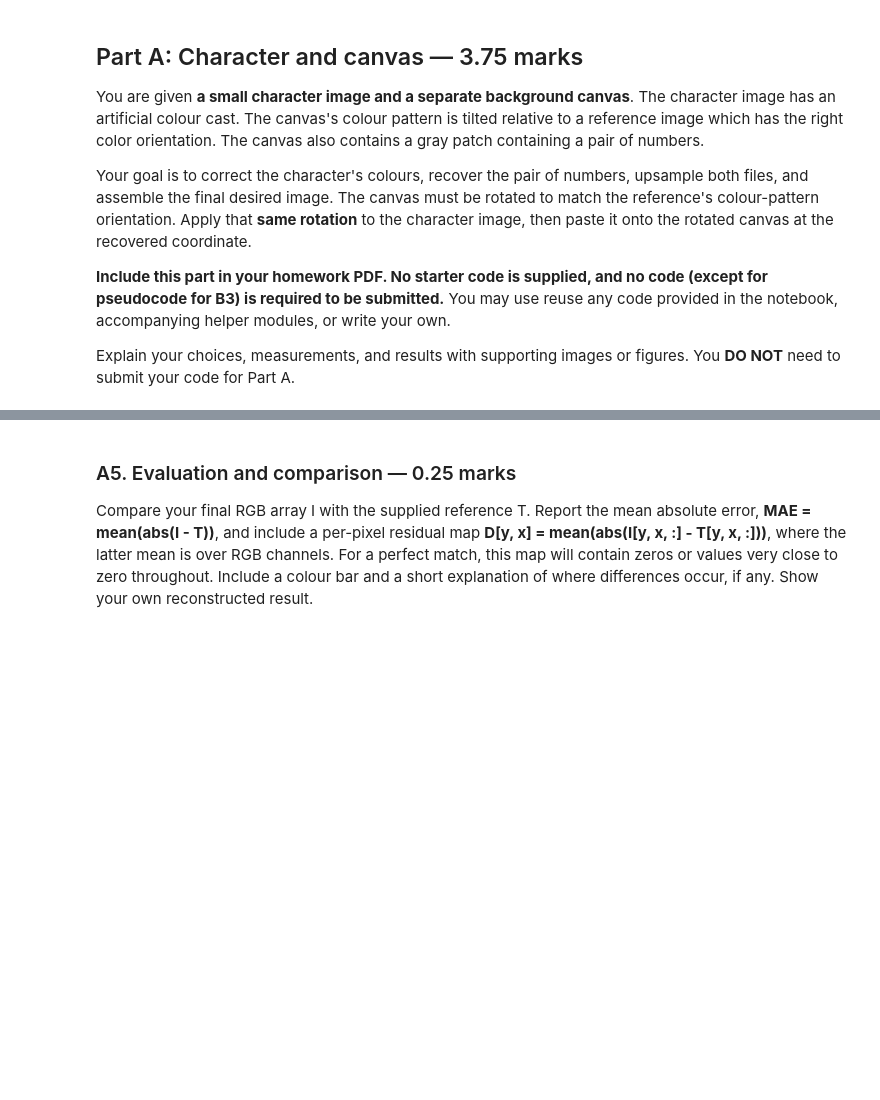
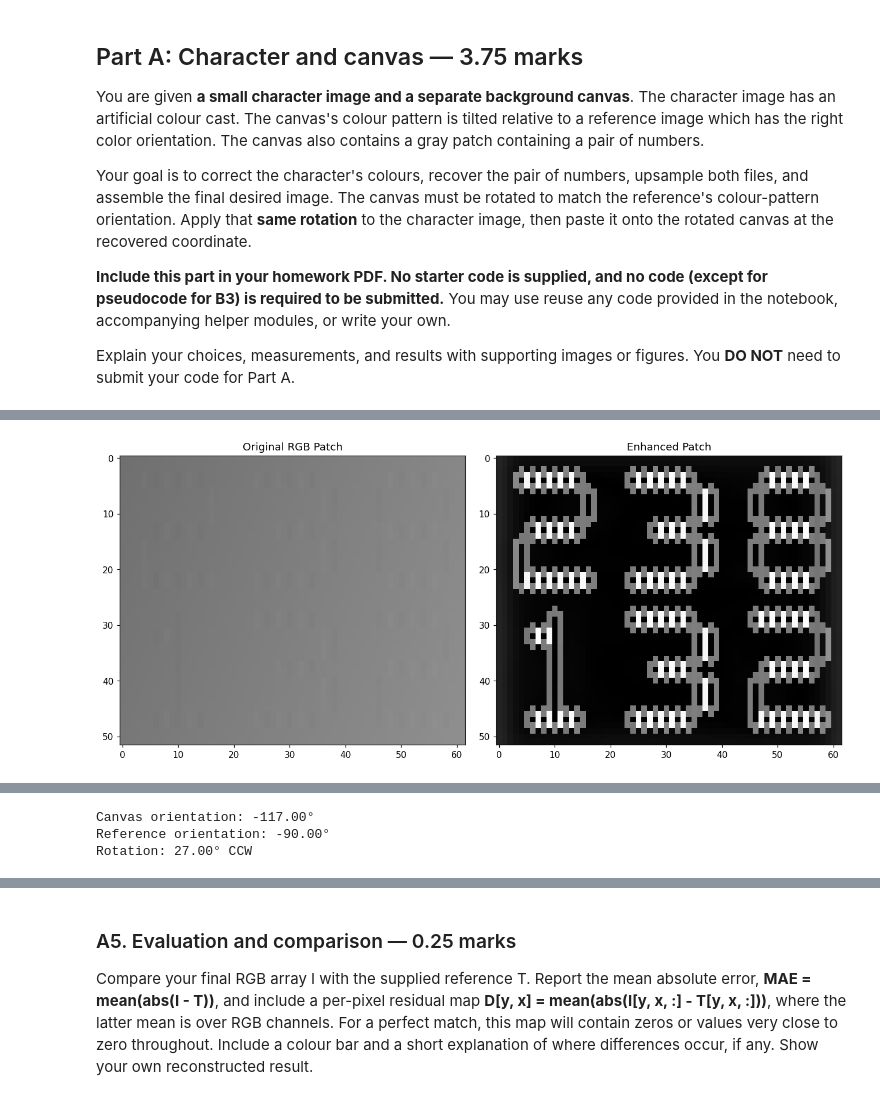
Before and after one commit to hhcgoodluck/CSC320-Introduction-to-Visual-Computing, a Jupyter notebook: lab03/notebook3_continuous.ipynb, the cells around one changed output, grey strips where cells are left out. Drawn from its saved outputs; the diff is of its cells as text; code cells hidden in the pictures; blank space fills up the shorter version.

```diff
--- a/lab03/notebook3_continuous.ipynb
+++ b/lab03/notebook3_continuous.ipynb
@@ -321,6 +367,40 @@ Explain what operation you chose, why it works, and why it gives greater
 readability than the other operations you tried.
 
 ![](homework3_assets/targets/03_number_goal.png)
+# %%
+import numpy as np
+import matplotlib.pyplot as plt
+from scipy.ndimage import gaussian_filter
+
+canvas = np.load("homework3_assets/canvas.npy")
+patch = canvas[66:118, 94:156, :]
+
+def stretch(img): return (img - img.min()) / (img.max() - img.min() + 1e-12)
+
+# High-pass filtering on RGB channels
+blurred = gaussian_filter(patch, sigma=(3, 3, 0))
+highpass = patch - blurred
+
+# Spatial gradients on RGB channels
+dy, dx = np.gradient(highpass, axis=(0, 1))
+
+# Combine RGB gradient magnitudes
+grad_hp = np.sqrt(np.sum(dx**2 + dy**2, axis=2))
+
+# Contrast stretching
+result = stretch(grad_hp)
+
+# Visual comparison
+fig, axes = plt.subplots(1, 2, figsize=(12, 5))
+axes[0].imshow(patch)
+axes[0].set_title("Original RGB Patch")
+axes[1].imshow(result, cmap="gray")
+axes[1].set_title("Enhanced Patch")
+
+plt.tight_layout()
+plt.show()
+# %% [output]
+[figure, added]
 # %% [markdown]
 ### A3. Finding orientation — 1.00 marks
 
@@ -334,6 +414,30 @@ colour in the input and reference images and compute the angle from those matche
 Report the angle (specify whether it is CW or CCW), and explain how you found it. You will apply this rotation to **both files in A4**.
 
 ![Orientation goal ](homework3_assets/targets/02_orientation_goal.png)
+# %%
+import numpy as np
+
+canvas = np.load("homework3_assets/canvas.npy")
+reference = np.load("homework3_assets/orientation_reference.npy")
+
+# Compute red-channel gradients
+cy, cx = np.gradient(canvas[10:50, 10:60, 0])
+ry, rx = np.gradient(reference[..., 0])
+
+# Estimate gradient orientations
+theta_canvas = np.degrees(np.arctan2(-cy.mean(), cx.mean()))
+theta_ref = np.degrees(np.arctan2(-ry.mean(), rx.mean()))
+
+# Compute rotation angle
+angle = (theta_ref - theta_canvas + 180) % 360 - 180
+
+print(f"Canvas orientation: {theta_canvas:.2f}°")
+print(f"Reference orientation: {theta_ref:.2f}°")
+print(f"Rotation: {abs(angle):.2f}° {'CCW' if angle >= 0 else 'CW'}")
+# %% [output]
+Canvas orientation: -117.00°
+Reference orientation: -90.00°
+Rotation: 27.00° CCW
 # %% [markdown]
 ### A4. Putting it together — 0.50 marks
 
```
Also changed, not shown: parts of 7 cells of this notebook, 8 other files.
